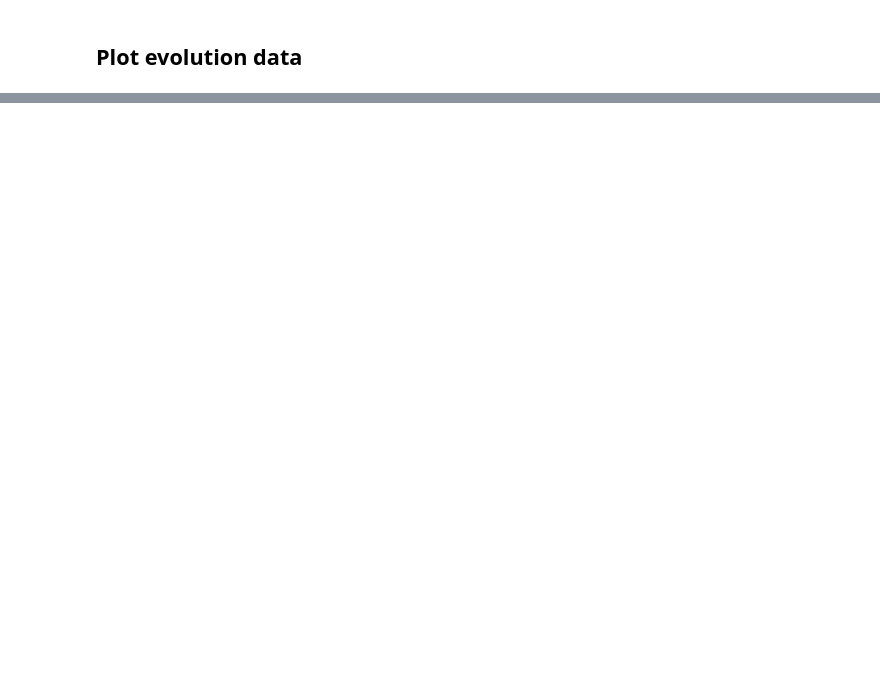
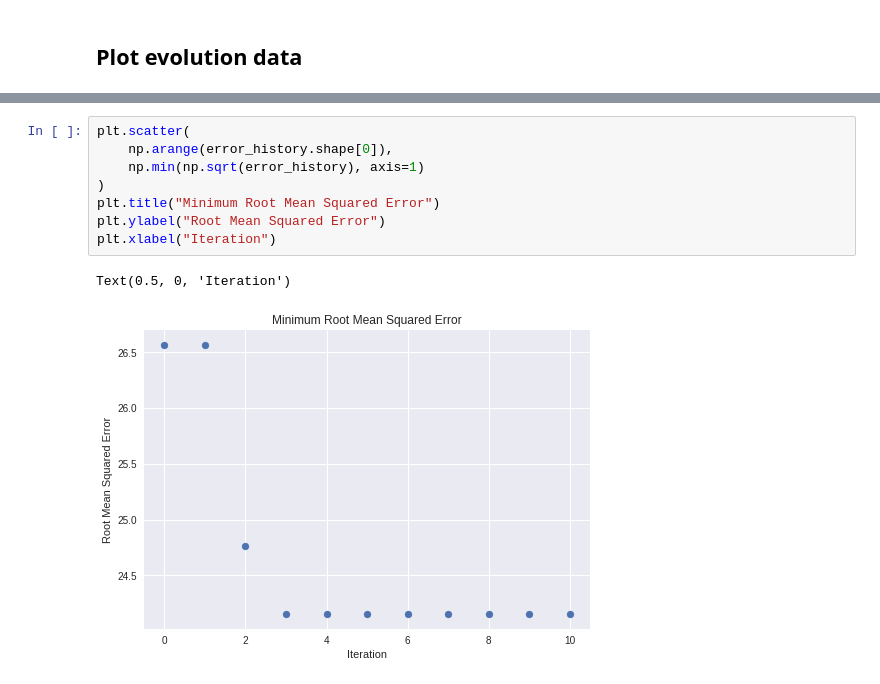
Before and after one commit to chautsunman/FYP-AI, a Jupyter notebook: evolution.ipynb, the cells around one changed output, grey strips where cells are left out. Drawn from its saved outputs; the diff is of its cells as text; blank space fills up the shorter version.

```diff
--- a/evolution.ipynb
+++ b/evolution.ipynb
@@ -274,0 +286,11 @@ plt.scatter(
+# %%
+plt.scatter(
+    np.arange(error_history.shape[0]),
+    np.min(np.sqrt(error_history), axis=1)
+)
+plt.title("Minimum Root Mean Squared Error")
+plt.ylabel("Root Mean Squared Error")
+plt.xlabel("Iteration")
+# %% [output]
+Text(0.5, 0, 'Iteration')
+[figure, added]
```
Also changed, not shown: parts of 5 cells of this notebook.
